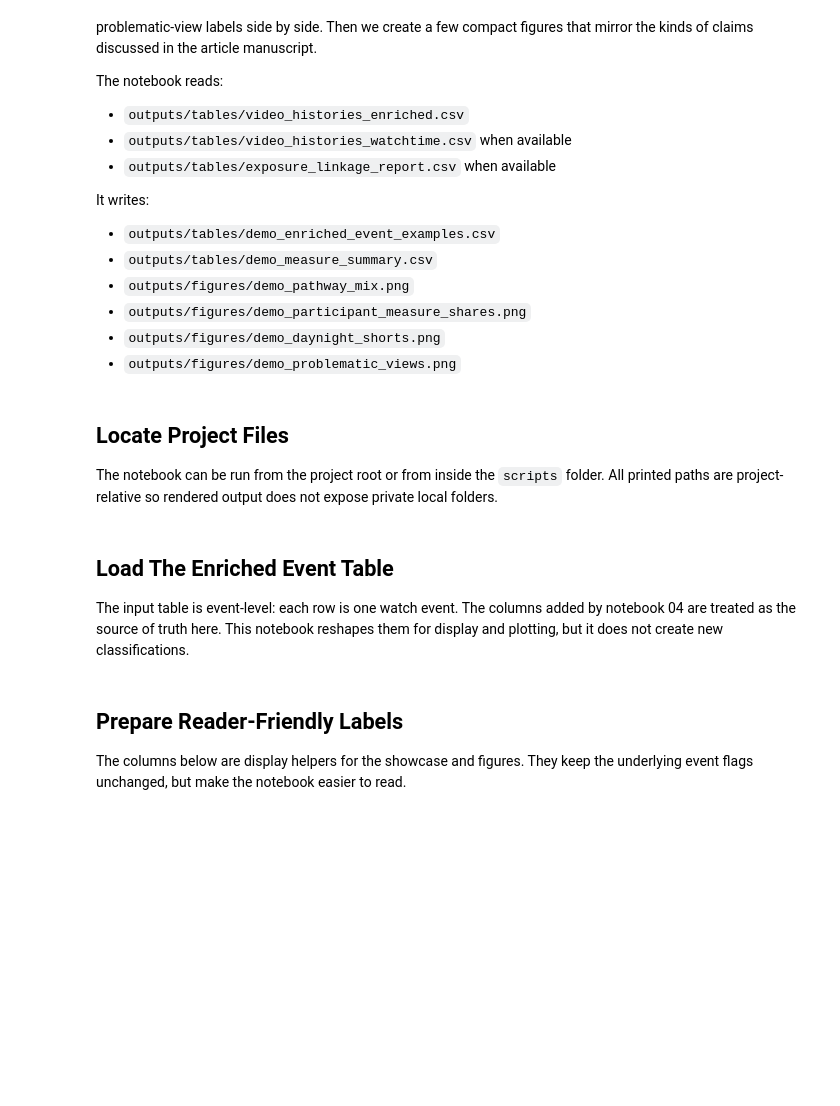
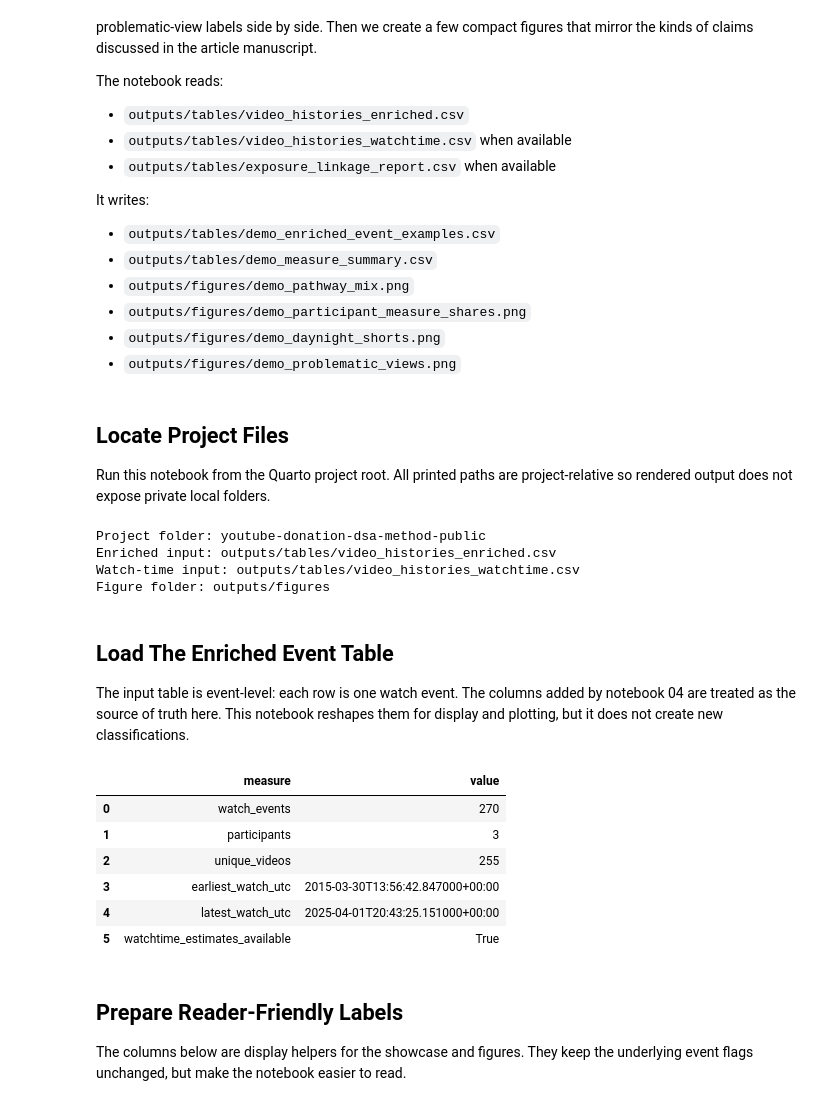
Before and after one commit to 2U2N/YouTube-donation-plus-dsa, a Jupyter notebook: scripts/06_demonstrate_enriched_exposure_measures.ipynb, the cells around one changed output. Cells and saved outputs as stored; diff of their text form; code cells hidden in the pictures; blank space fills up the shorter version.

Commit message:
reworking the webite and notebooks

```diff
--- a/scripts/06_demonstrate_enriched_exposure_measures.ipynb
+++ b/scripts/06_demonstrate_enriched_exposure_measures.ipynb
@@ -39,22 +39,13 @@ plt.rcParams.update({
 # %% [markdown]
 ## Locate Project Files
 
-The notebook can be run from the project root or from inside the `scripts` folder. All printed paths are project-relative so rendered output does not expose private local folders.
+Run this notebook from the Quarto project root. All printed paths are project-relative so rendered output does not expose private local folders.
 # %%
-def find_project_root(start=None):
-    start = Path.cwd() if start is None else Path(start)
-    for candidate in [start, *start.parents]:
-        has_quarto_project = (candidate / "_quarto.yml").exists()
-        has_enriched_table = (candidate / "outputs" / "tables" / "video_histories_enriched.csv").exists()
-        if has_quarto_project and has_enriched_table:
-            return candidate
+PROJECT_ROOT = Path.cwd().resolve()
+if not (PROJECT_ROOT / "_quarto.yml").exists():
     raise FileNotFoundError(
-        "Could not find the Quarto project root. Run this notebook from "
-        "inside youtube_donation_dsa_method after notebook 04 has created the enriched table."
+        "Run this notebook from the project root: cd youtube-donation-dsa-method-public, then open JupyterLab or run quarto render."
     )
-
-
-PROJECT_ROOT = find_project_root()
 OUTPUT_DIR = PROJECT_ROOT / "outputs" / "tables"
 FIGURE_DIR = PROJECT_ROOT / "outputs" / "figures"
 
@@ -78,6 +69,11 @@ if WATCHTIME_EVENTS_PATH.exists():
 else:
     print("Watch-time input: not found; continuing without estimated watch-time columns")
 print(f"Figure folder: {FIGURE_DIR.relative_to(PROJECT_ROOT).as_posix()}")
+# %% [output]
+Project folder: youtube-donation-dsa-method-public
+Enriched input: outputs/tables/video_histories_enriched.csv
+Watch-time input: outputs/tables/video_histories_watchtime.csv
+Figure folder: outputs/figures
 # %% [markdown]
 ## Load The Enriched Event Table
 
@@ -106,6 +102,11 @@ def to_nullable_bool(series):
     )
     return mapped.astype("boolean")
 
+
+if not ENRICHED_VIDEO_HISTORIES_PATH.exists():
+    raise FileNotFoundError(
+        f"Missing input table: {ENRICHED_VIDEO_HISTORIES_PATH.relative_to(PROJECT_ROOT).as_posix()}"
+    )
 
 video_histories_enriched = pd.read_csv(ENRICHED_VIDEO_HISTORIES_PATH, low_memory=False)
 video_histories_enriched["watch_event_position"] = range(len(video_histories_enriched))
@@ -171,33 +172,41 @@ if watchtime_available:
         watchtime_events,
         on="watch_event_position",
         how="left",
         validate="one_to_one",
     )
 else:
     watchtime_events = pd.DataFrame()
 
 input_summary = pd.DataFrame(
     {
         "measure": [
             "watch_events",
             "participants",
             "unique_videos",
             "earliest_watch_utc",
             "latest_watch_utc",
             "watchtime_estimates_available",
         ],
         "value": [
             row_count,
             video_histories_enriched["Participant ID"].nunique(),
             video_histories_enriched["video_id"].nunique(),
             video_histories_enriched["time"].min().isoformat(),
             video_histories_enriched["time"].max().isoformat(),
             str(watchtime_available),
         ],
     }
 )
 
 input_summary
+# %% [output]
+|  | measure | value |
+| 0 | watch_events | 270 |
+| 1 | participants | 3 |
+| 2 | unique_videos | 255 |
+| 3 | earliest_watch_utc | 2015-03-30T13:56:42.847000+00:00 |
+| 4 | latest_watch_utc | 2025-04-01T20:43:25.151000+00:00 |
+| 5 | watchtime_estimates_available | True |
 # %% [markdown]
 ## Prepare Reader-Friendly Labels
 
```
Also changed, not shown: parts of 9 cells of this notebook, 24 other files.
